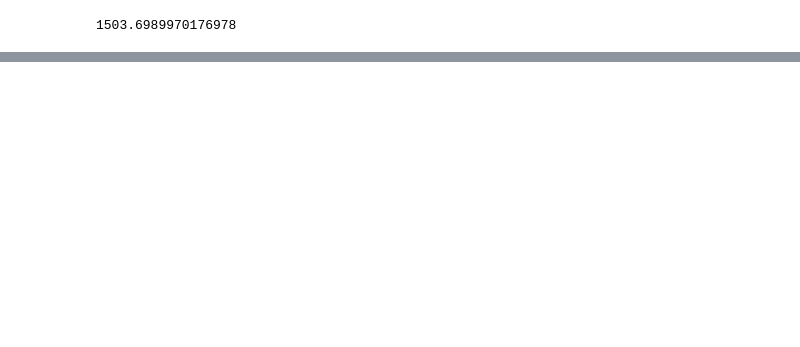
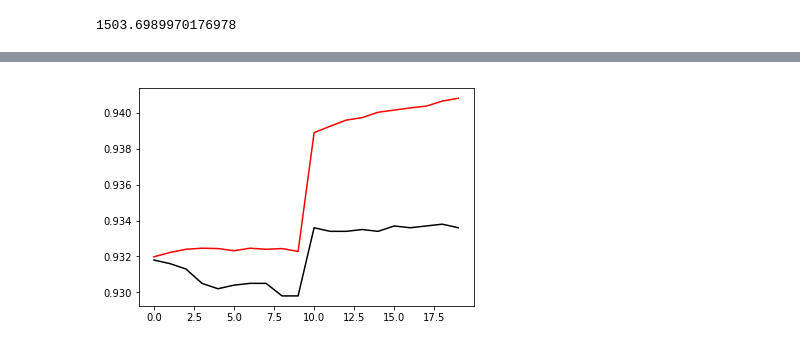
Before and after one commit to YQGong/NN_From_Scratch, a Jupyter notebook: ANN_pre_1.ipynb, the cells around one changed output, grey strips where cells are left out. Saved outputs shown, nothing was run; the diff lists cells and outputs as text; code cells hidden in the pictures; blank space fills up the shorter version.

```diff
--- a/ANN_pre_1.ipynb
+++ b/ANN_pre_1.ipynb
@@ -99,13 +99,13 @@ test_num=10000
 
 with open(train_img_path,'rb') as f:
     struct.unpack('>4i',f.read(16))
-    tmp_img=np.fromfile(f,dtype=np.uint8).reshape(-1,28*28)
+    tmp_img=np.fromfile(f,dtype=np.uint8).reshape(-1,28*28)/255
     train_img=tmp_img[:train_num]
     valid_img=tmp_img[train_num:]
 
 with open(test_img_path,'rb') as f:
     struct.unpack('>4i',f.read(16))
-    test_img=np.fromfile(f,dtype=np.uint8).reshape(-1,28*28)
+    test_img=np.fromfile(f,dtype=np.uint8).reshape(-1,28*28)/255
 
 with open(train_lab_path,'rb') as f:
     struct.unpack('>2i',f.read(8))
@@ -400,0 +422,6 @@ validation accuracy : 0.9162
+# %%
+plt.plot(valid_accu_list[lower:], color='black', label='validation accuracy')
+plt.plot(train_accu_list[lower:], color='red', label='train accuracy')
+plt.show()
+# %% [output]
+[figure, added]
```
Also changed, not shown: parts of 25 cells of this notebook.
